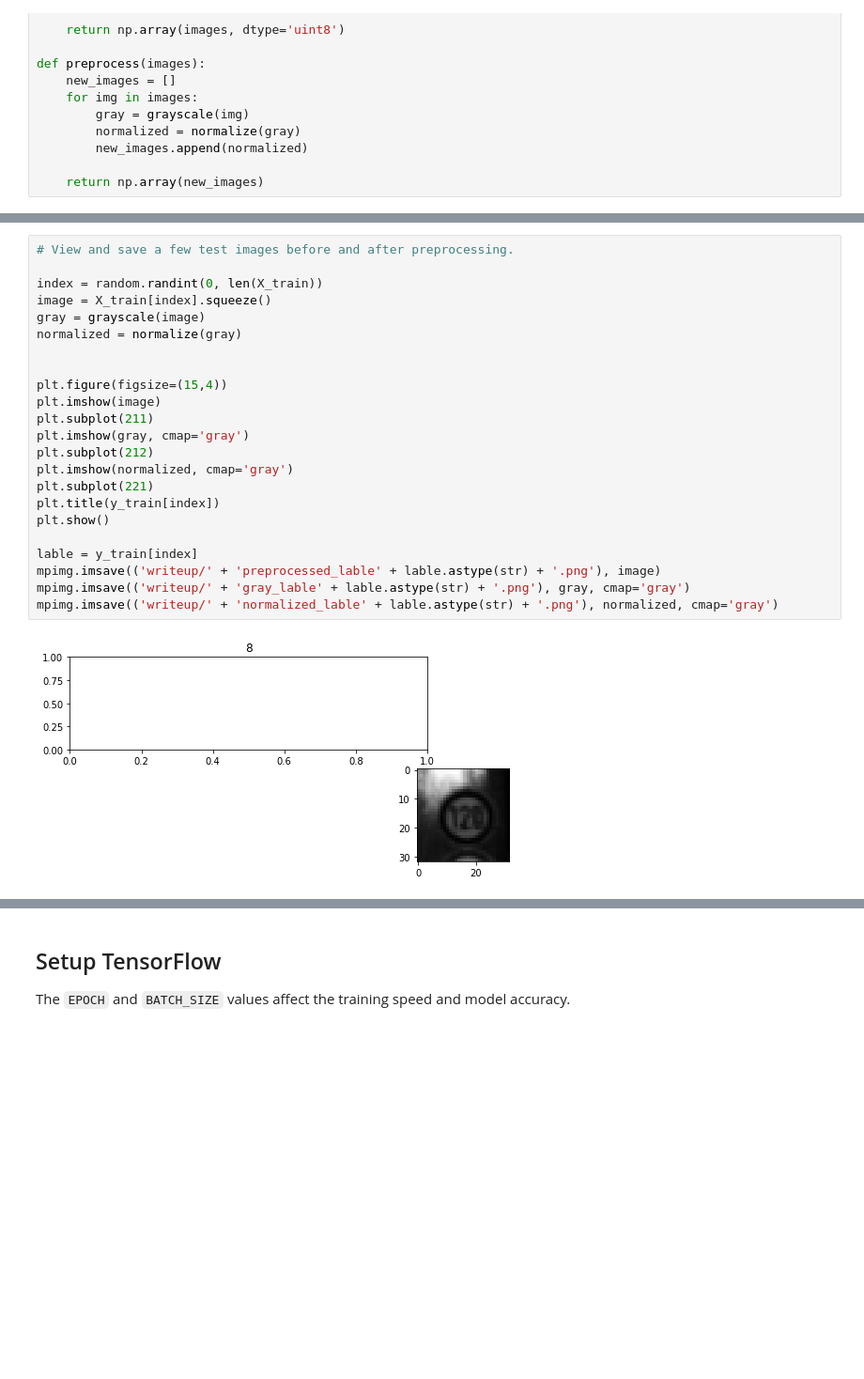
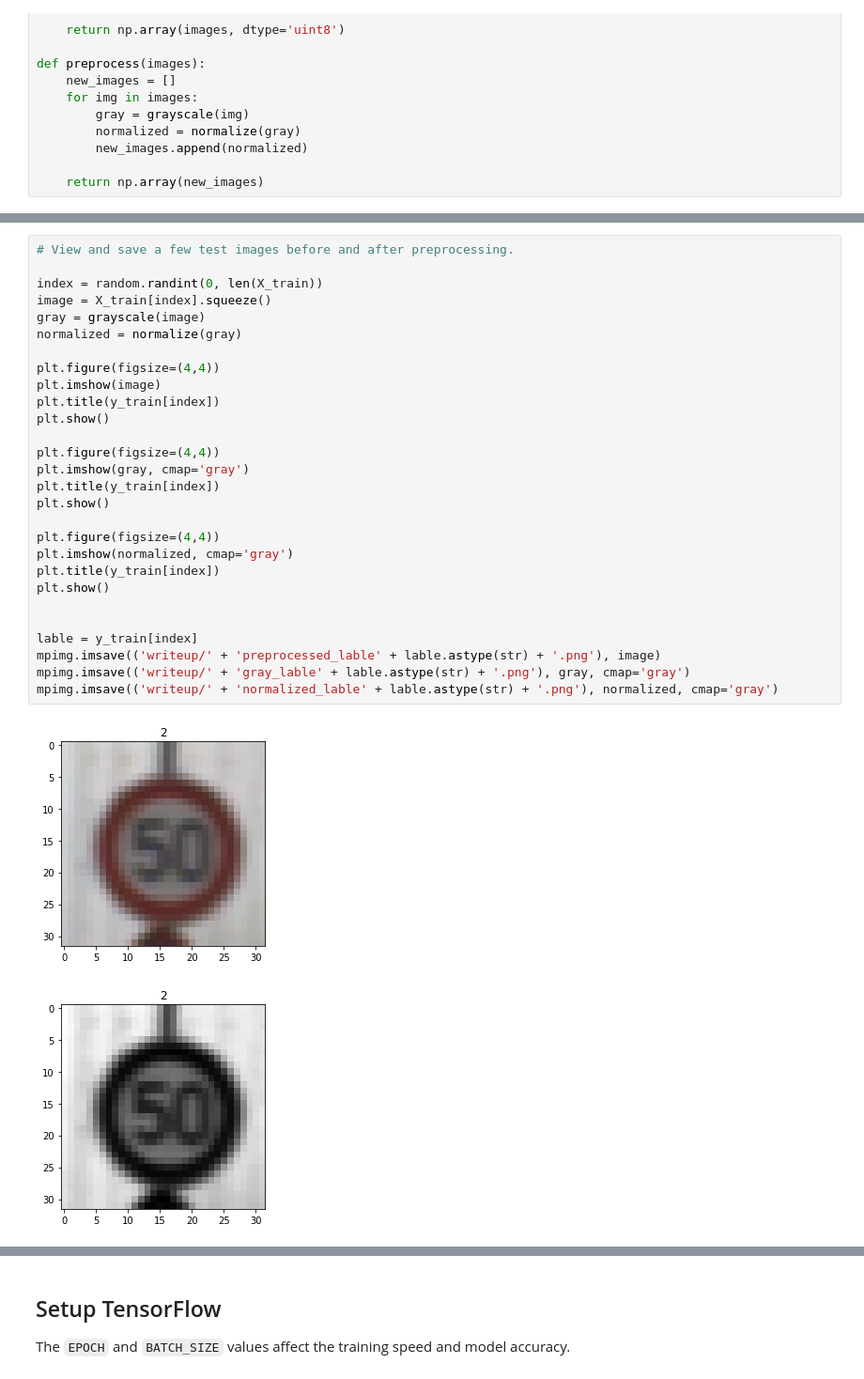
Before and after one commit to mikedef/Traffic-Sign-Classifier-Project, a Jupyter notebook: Traffic_Sign_Classifier.ipynb, the cells around one changed output, grey strips where cells are left out. Shown: that part at 94% size. Drawn from its saved outputs; the diff is of its cells as text; blank space fills up the shorter version.

```diff
--- a/Traffic_Sign_Classifier.ipynb
+++ b/Traffic_Sign_Classifier.ipynb
@@ -217,25 +227,31 @@ def preprocess(images):
 # %%
 # View and save a few test images before and after preprocessing.
 
 index = random.randint(0, len(X_train))
 image = X_train[index].squeeze()
 gray = grayscale(image)
 normalized = normalize(gray)
 
-
-plt.figure(figsize=(15,4))
+plt.figure(figsize=(4,4))
 plt.imshow(image)
-plt.subplot(211)
-plt.imshow(gray, cmap='gray')
-plt.subplot(212)
-plt.imshow(normalized, cmap='gray')
-plt.subplot(221)
 plt.title(y_train[index])
 plt.show()
+
+plt.figure(figsize=(4,4))
+plt.imshow(gray, cmap='gray')
+plt.title(y_train[index])
+plt.show()
+
+plt.figure(figsize=(4,4))
+plt.imshow(normalized, cmap='gray')
+plt.title(y_train[index])
+plt.show()
+
 
 lable = y_train[index]
 mpimg.imsave(('writeup/' + 'preprocessed_lable' + lable.astype(str) + '.png'), image)
 mpimg.imsave(('writeup/' + 'gray_lable' + lable.astype(str) + '.png'), gray, cmap='gray')
 mpimg.imsave(('writeup/' + 'normalized_lable' + lable.astype(str) + '.png'), normalized, cmap='gray')
 # %% [output]
-[figure, old version]
+[figure, new version]
+[figure, added]
```
Also changed, not shown: parts of 5 cells of this notebook.
